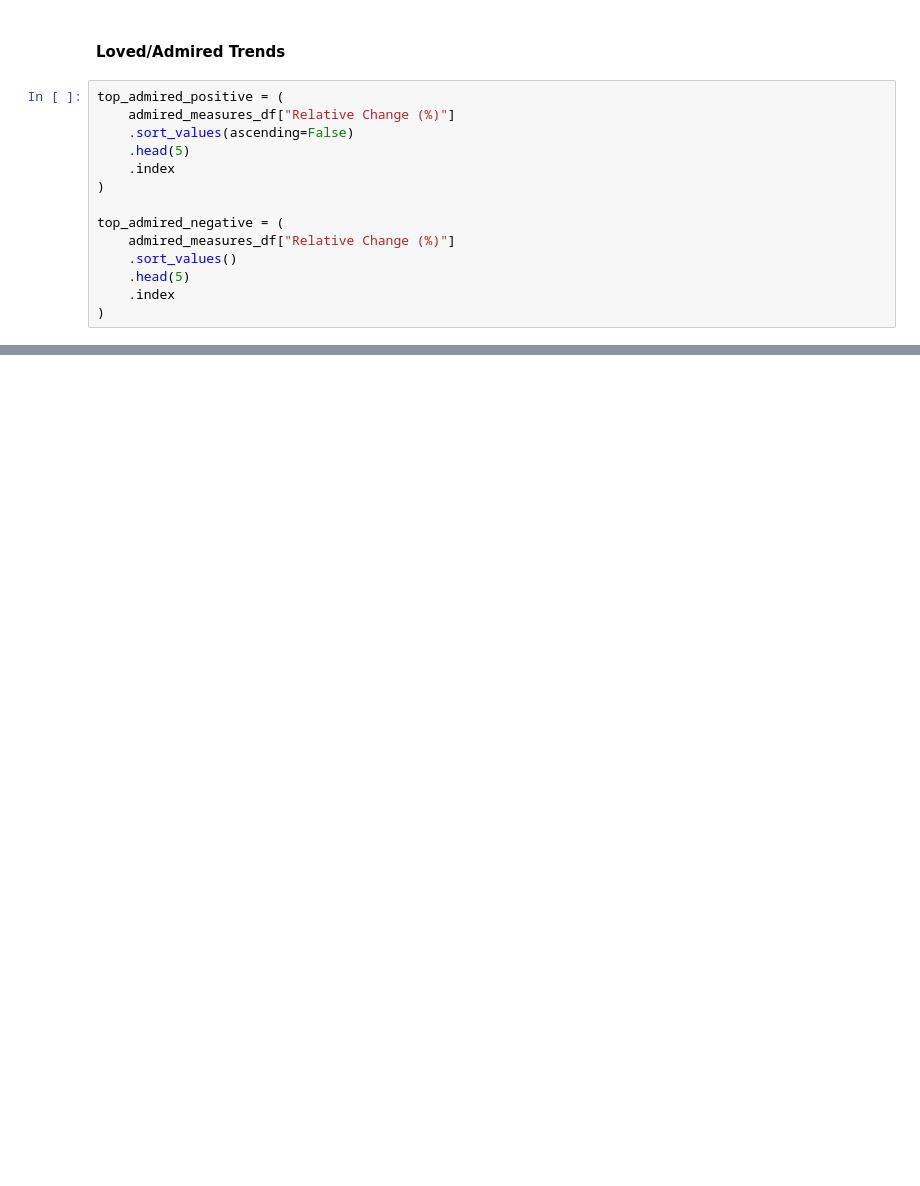
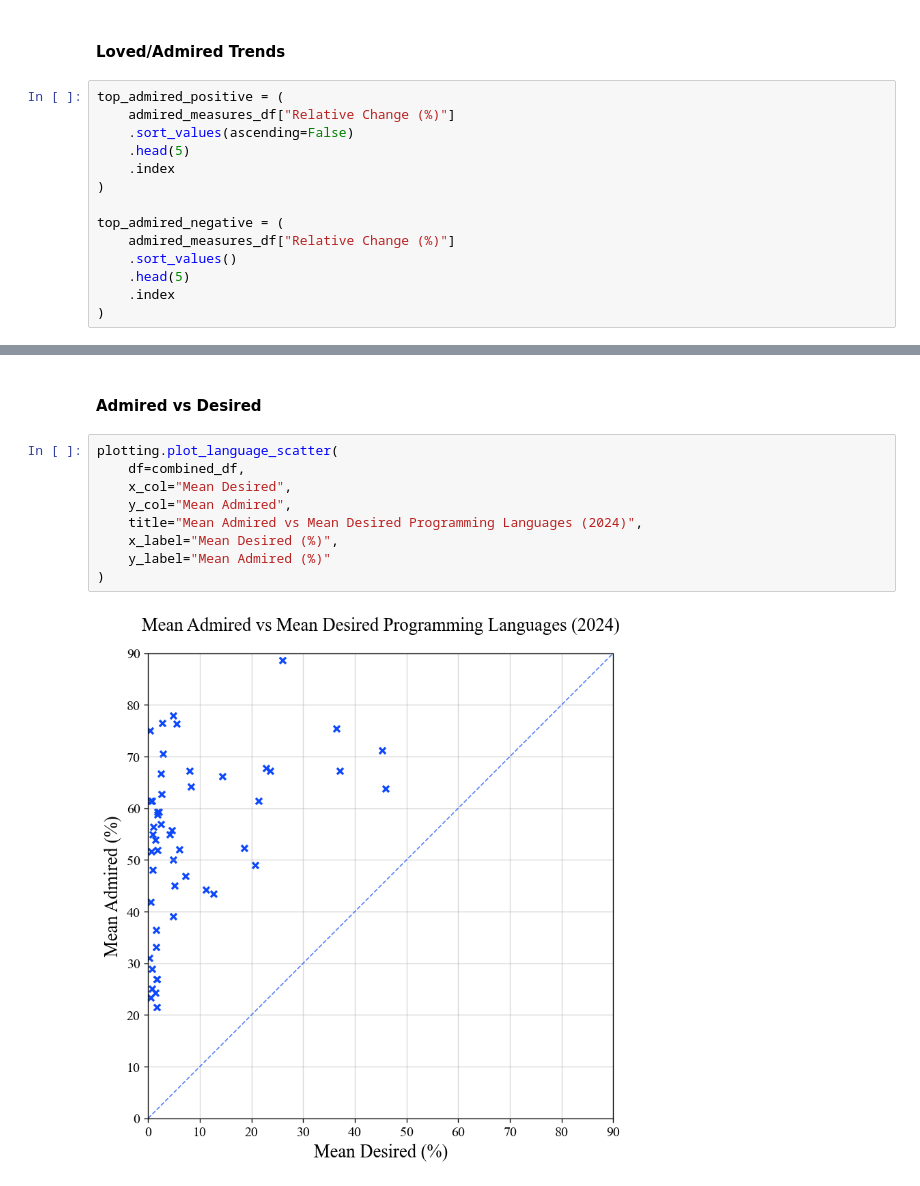
Before and after one commit to devinlin89/SO-language-trends-2020-2024, a Jupyter notebook: notebooks/analysis.ipynb, the cells around one changed output, grey strips where cells are left out. Cells and saved outputs as stored; diff of their text form; blank space fills up the shorter version.

```diff
--- a/notebooks/analysis.ipynb
+++ b/notebooks/analysis.ipynb
@@ -788,0 +851,13 @@ for lang in top_admired_negative:
+# %% [markdown]
+#### Admired vs Desired
+# %%
+plotting.plot_language_scatter(
+    df=combined_df,
+    x_col="Mean Desired",
+    y_col="Mean Admired",
+    title="Mean Admired vs Mean Desired Programming Languages (2024)",
+    x_label="Mean Desired (%)",
+    y_label="Mean Admired (%)"
+)
+# %% [output]
+[figure, added]
```
Also changed, not shown: parts of 16 cells of this notebook, 1 other file.
